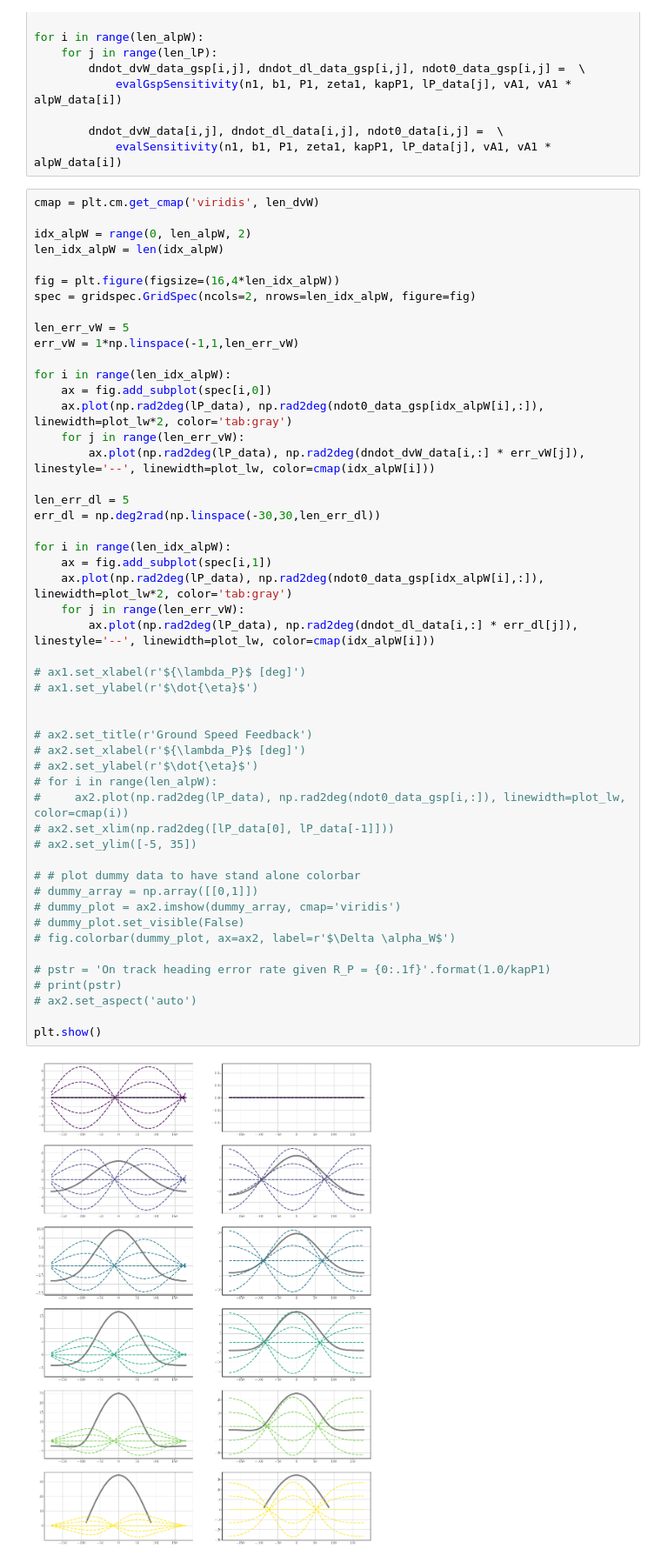
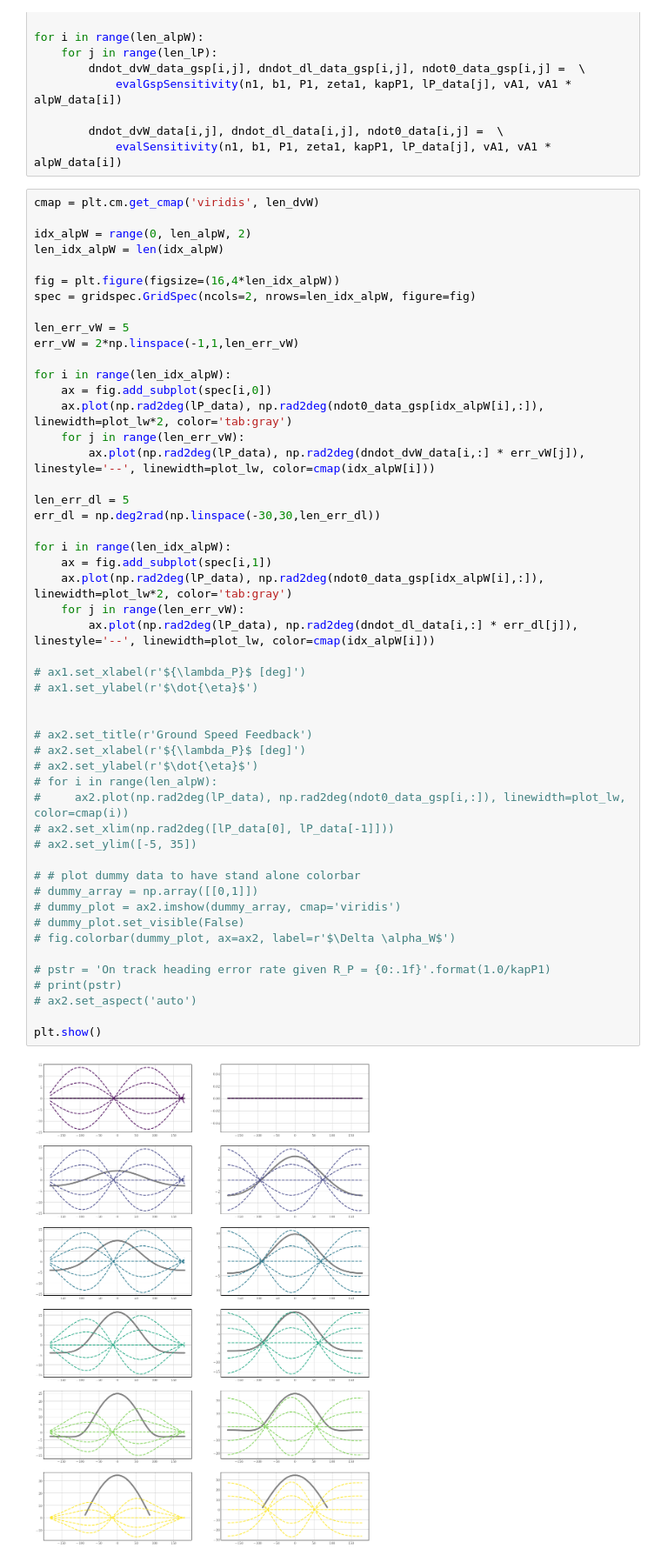
Before and after one commit to tstastny/windy_guidance_stability_analysis, a Jupyter notebook: Stability Analysis of Wind-Aware Guidance for Fixed-Wing UAVs.ipynb, the cells around one changed output. Shown at 87% size. Saved outputs shown, nothing was run; the diff lists cells and outputs as text.

```diff
--- a/Stability Analysis of Wind-Aware Guidance for Fixed-Wing UAVs.ipynb
+++ b/Stability Analysis of Wind-Aware Guidance for Fixed-Wing UAVs.ipynb
@@ -1127,7 +1127,7 @@ fig = plt.figure(figsize=(16,4*len_idx_alpW))
 spec = gridspec.GridSpec(ncols=2, nrows=len_idx_alpW, figure=fig)
 
 len_err_vW = 5
-err_vW = 1*np.linspace(-1,1,len_err_vW)
+err_vW = 2*np.linspace(-1,1,len_err_vW)
 
 for i in range(len_idx_alpW):
     ax = fig.add_subplot(spec[i,0])
@@ -1141,31 +1141,31 @@ err_dl = np.deg2rad(np.linspace(-30,30,len_err_dl))
 for i in range(len_idx_alpW):
     ax = fig.add_subplot(spec[i,1])
     ax.plot(np.rad2deg(lP_data), np.rad2deg(ndot0_data_gsp[idx_alpW[i],:]), linewidth=plot_lw*2, color='tab:gray')
     for j in range(len_err_vW):
         ax.plot(np.rad2deg(lP_data), np.rad2deg(dndot_dl_data[i,:] * err_dl[j]), linestyle='--', linewidth=plot_lw, color=cmap(idx_alpW[i]))
 
 # ax1.set_xlabel(r'${\lambda_P}$ [deg]')
 # ax1.set_ylabel(r'$\dot{\eta}$')
 
 
 # ax2.set_title(r'Ground Speed Feedback')
 # ax2.set_xlabel(r'${\lambda_P}$ [deg]')
 # ax2.set_ylabel(r'$\dot{\eta}$')
 # for i in range(len_alpW):
 #     ax2.plot(np.rad2deg(lP_data), np.rad2deg(ndot0_data_gsp[i,:]), linewidth=plot_lw, color=cmap(i))
 # ax2.set_xlim(np.rad2deg([lP_data[0], lP_data[-1]]))
 # ax2.set_ylim([-5, 35])
 
 # # plot dummy data to have stand alone colorbar
 # dummy_array = np.array([[0,1]])
 # dummy_plot = ax2.imshow(dummy_array, cmap='viridis')
 # dummy_plot.set_visible(False)
 # fig.colorbar(dummy_plot, ax=ax2, label=r'$\Delta \alpha_W$')
 
 # pstr = 'On track heading error rate given R_P = {0:.1f}'.format(1.0/kapP1)
 # print(pstr)
 # ax2.set_aspect('auto')
 
 plt.show()
 # %% [output]
-[figure, old version]
+[figure, new version]
```
